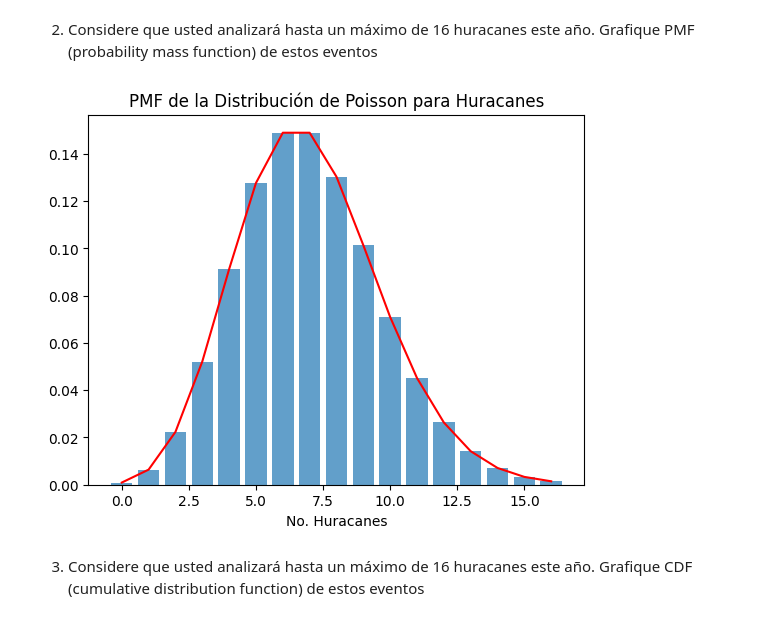
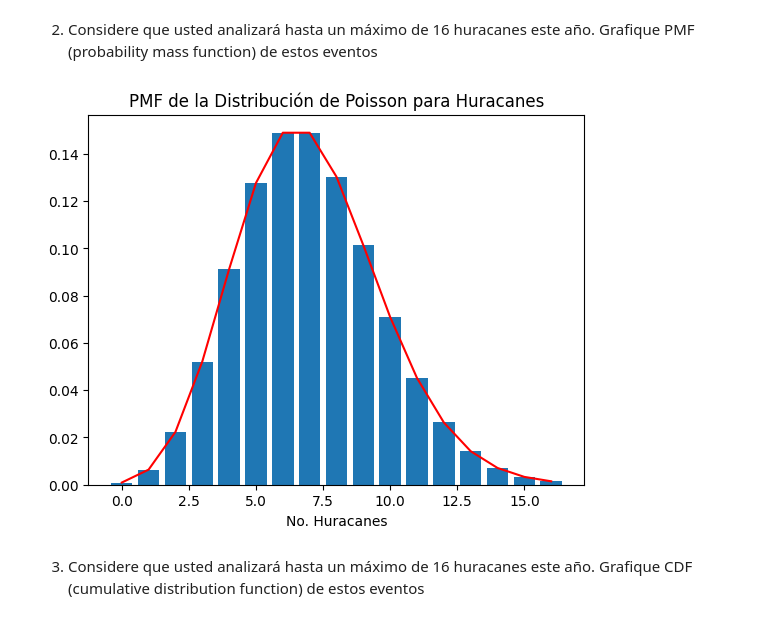
Before and after one commit to Diego-CB/Corto1-ModSim, a Jupyter notebook: corto1.ipynb, the cells around one changed output. Cells and saved outputs as stored; diff of their text form; code cells hidden in the pictures.

```diff
--- a/corto1.ipynb
+++ b/corto1.ipynb
@@ -17,16 +17,18 @@ R// Si se puede modelar como una variable aleatoria de poisson en dónde la prob
 # %%
 import matplotlib.pyplot as plt
 from scipy.stats import poisson
+import numpy as np
 
-pmf = poisson.pmf(range(0, 17), 7)
+num_huracanes = range(0, 17)
+pmf = poisson.pmf(num_huracanes, mu=7)
 
-plt.bar(range(0, 17), pmf, align='center', alpha=0.7)
+plt.bar(num_huracanes, pmf)
 plt.plot(pmf, color='red')
 plt.xlabel('No. Huracanes')
 plt.title('PMF de la Distribución de Poisson para Huracanes')
 plt.show()
 # %% [output]
-[figure, old version]
+[figure, new version]
 # %% [markdown]
 3. Considere que usted analizará hasta un máximo de 16 huracanes este año. Grafique CDF (cumulative distribution function) de estos eventos
 # %% [markdown]
```
Also changed, not shown: parts of 1 cell of this notebook, 1 other file.
